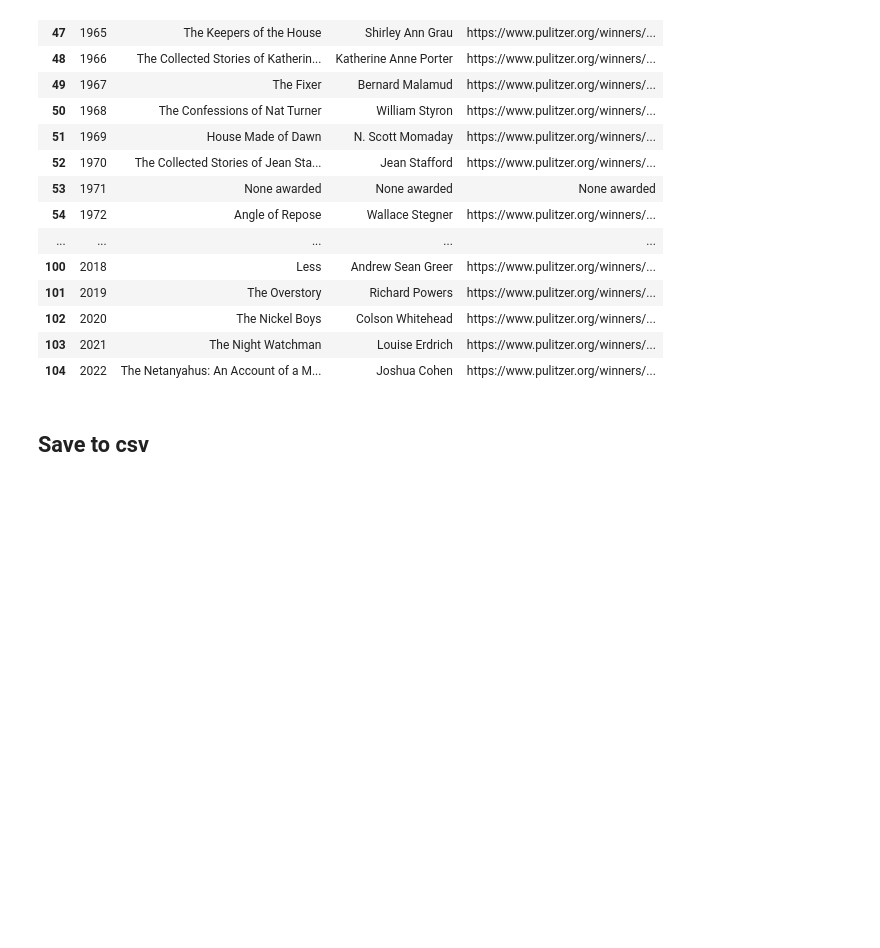
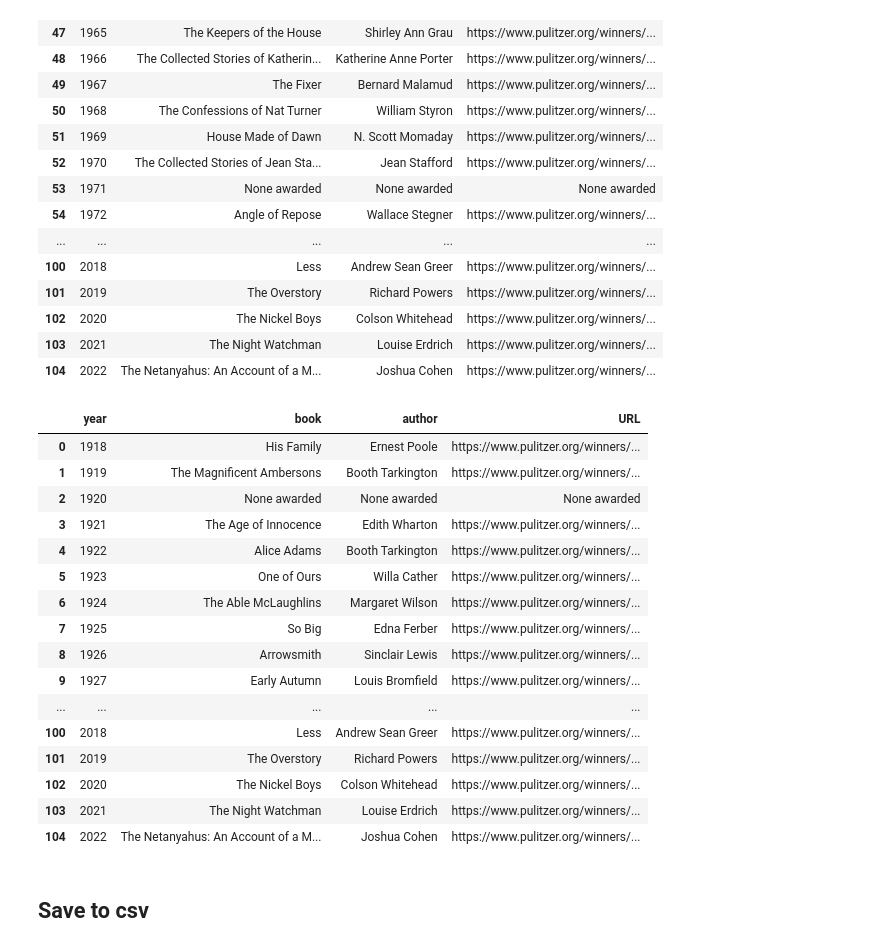
Before and after one commit to alleida23/Final_Project, a Jupyter notebook: Pulitzer Fiction Winners.ipynb, the cells around one changed output. Drawn from its saved outputs; the diff is of its cells as text; code cells hidden in the pictures; blank space fills up the shorter version.

Commit message:
converted to actual links

```diff
--- a/Pulitzer Fiction Winners.ipynb
+++ b/Pulitzer Fiction Winners.ipynb
@@ -688,6 +688,39 @@ all_pulitzer_fiction_winners.tail(60)
 | 102 | 2020 | The Nickel Boys | Colson Whitehead | https://www.pulitzer.org/winners/... |
 | 103 | 2021 | The Night Watchman | Louise Erdrich | https://www.pulitzer.org/winners/... |
 | 104 | 2022 | The Netanyahus: An Account of a M... | Joshua Cohen | https://www.pulitzer.org/winners/... |
+# %%
+# Convert to actual links
+from IPython.core.display import HTML
+
+def make_link(url):
+    if url == 'None awarded':
+        return 'None awarded'
+    else:
+        return f'<a href="{url}">{url}</a>'
+
+# apply function in 'URL' column
+all_pulitzer_fiction_winners['URL'] = all_pulitzer_fiction_winners['URL'].apply(make_link)
+# %%
+# Display the DataFrame with clickable URLs
+display(HTML(all_pulitzer_fiction_winners.to_html(escape=False)))
+# %% [output]
+|  | year | book | author | URL |
+| 0 | 1918 | His Family | Ernest Poole | https://www.pulitzer.org/winners/... |
+| 1 | 1919 | The Magnificent Ambersons | Booth Tarkington | https://www.pulitzer.org/winners/... |
+| 2 | 1920 | None awarded | None awarded | None awarded |
+| 3 | 1921 | The Age of Innocence | Edith Wharton | https://www.pulitzer.org/winners/... |
+| 4 | 1922 | Alice Adams | Booth Tarkington | https://www.pulitzer.org/winners/... |
+| 5 | 1923 | One of Ours | Willa Cather | https://www.pulitzer.org/winners/... |
+| 6 | 1924 | The Able McLaughlins | Margaret Wilson | https://www.pulitzer.org/winners/... |
+| 7 | 1925 | So Big | Edna Ferber | https://www.pulitzer.org/winners/... |
+| 8 | 1926 | Arrowsmith | Sinclair Lewis | https://www.pulitzer.org/winners/... |
+| 9 | 1927 | Early Autumn | Louis Bromfield | https://www.pulitzer.org/winners/... |
+| ... | ... | ... | ... | ... |
+| 100 | 2018 | Less | Andrew Sean Greer | https://www.pulitzer.org/winners/... |
+| 101 | 2019 | The Overstory | Richard Powers | https://www.pulitzer.org/winners/... |
+| 102 | 2020 | The Nickel Boys | Colson Whitehead | https://www.pulitzer.org/winners/... |
+| 103 | 2021 | The Night Watchman | Louise Erdrich | https://www.pulitzer.org/winners/... |
+| 104 | 2022 | The Netanyahus: An Account of a M... | Joshua Cohen | https://www.pulitzer.org/winners/... |
 # %% [markdown]
 ## Save to csv
 # %%
```
Also changed, not shown: 1 other file.
